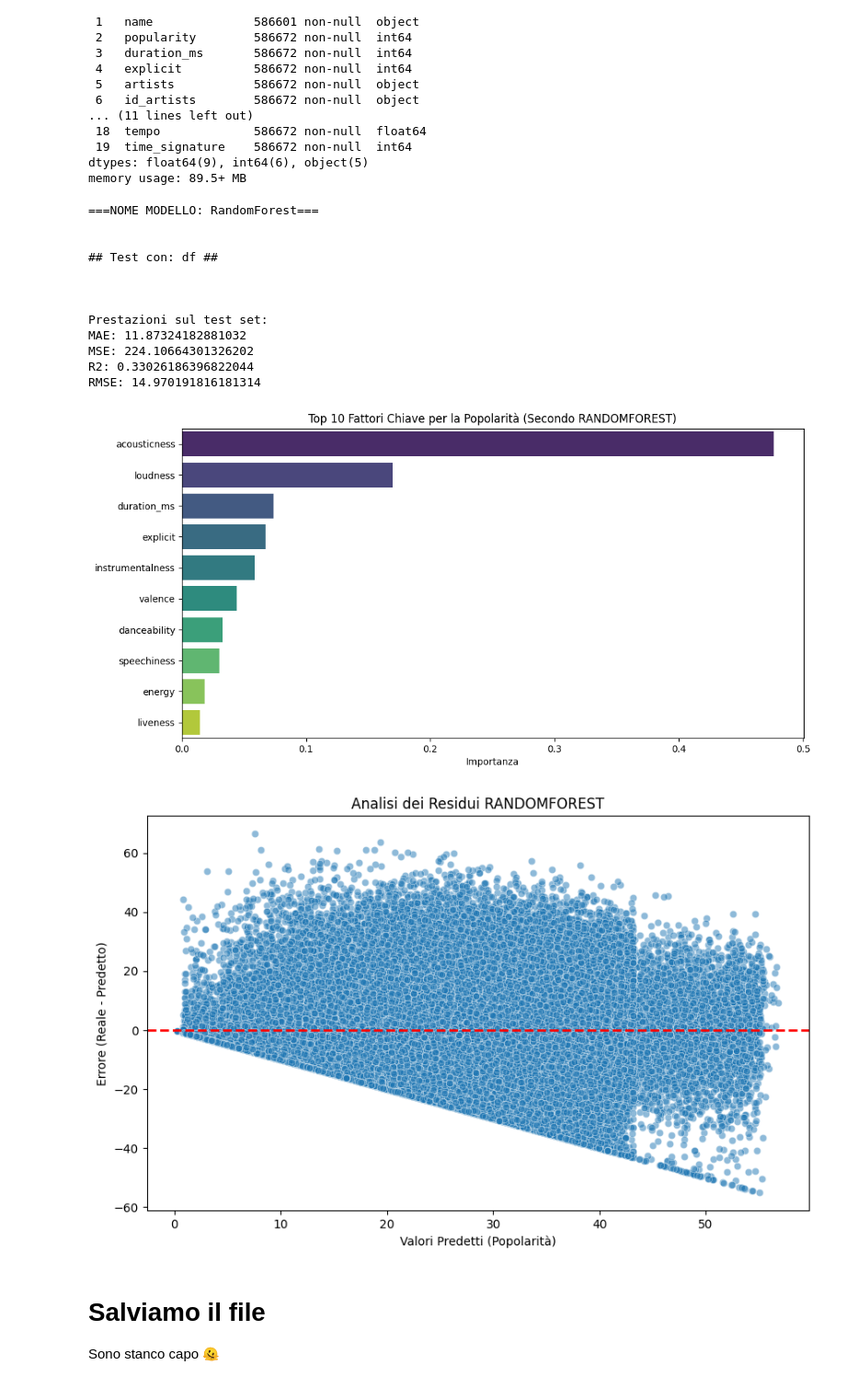
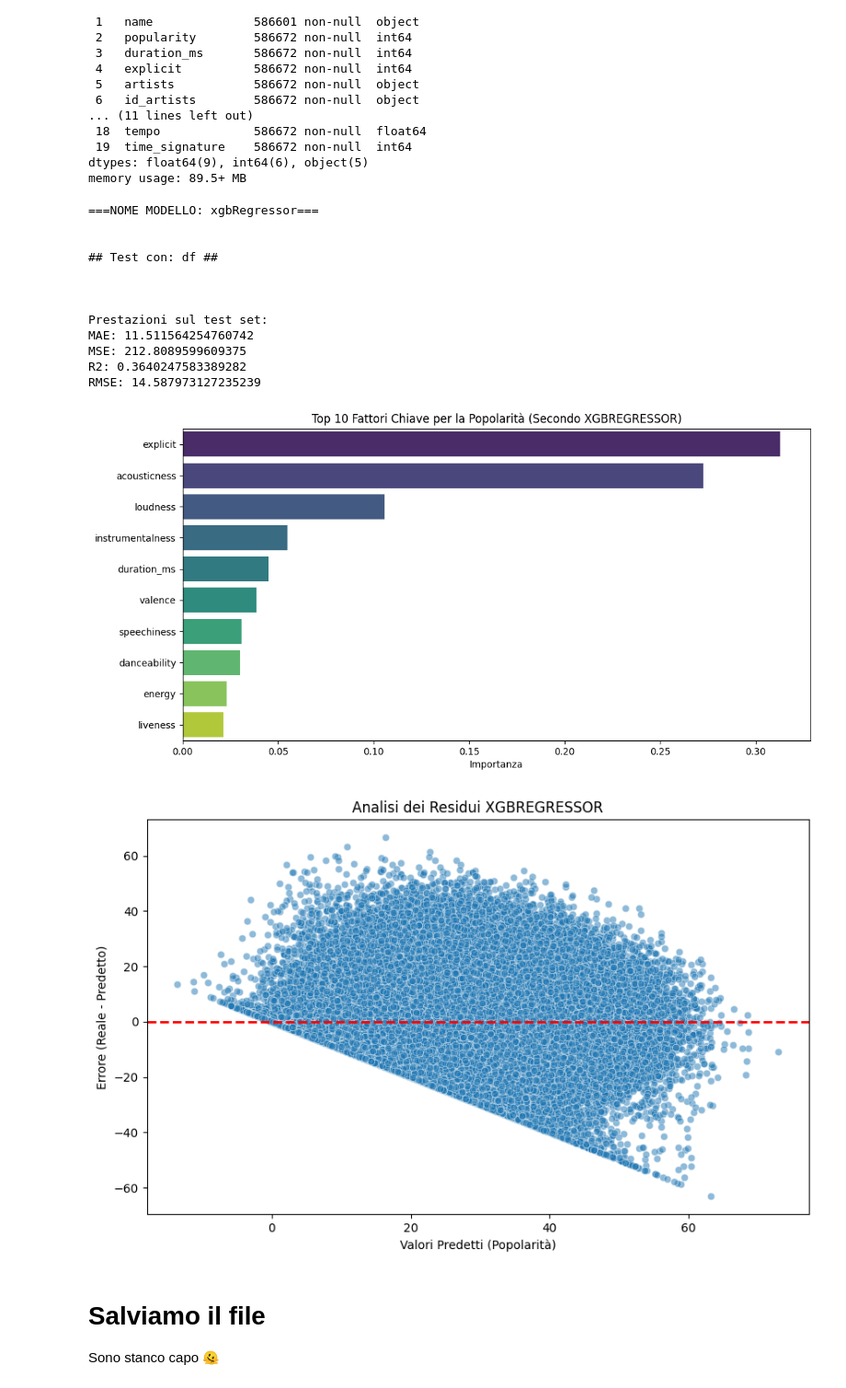
Before and after one commit to raffaeleciccarone/machine_learning_project, a Jupyter notebook: spotify_machinelearning_notebok.ipynb, the cells around one changed output. Shown at 92% size. Drawn from its saved outputs; the diff is of its cells as text; code cells hidden in the pictures.

Commit message:
aggiornamento notebook con altri modelli

```diff
--- a/spotify_machinelearning_notebok.ipynb
+++ b/spotify_machinelearning_notebok.ipynb
@@ -35,14 +53,8 @@ df2 = df.sample(n=SAMPLE_SIZE, random_state=42)
 # %%
-#standardizzazione prepro
-
-from sklearn.preprocessing import LabelEncoder, StandardScaler, MinMaxScaler
-laben = LabelEncoder()
+#preprocessing
+from sklearn.preprocessing import StandardScaler, MinMaxScaler
 scaler = StandardScaler()
 minmax = MinMaxScaler()
-
-#di proposito df completo per vedere come si comportano i modelli con colonne che toglieremo dopo
-for col in df2.select_dtypes(include=['object']).columns:
-    df2[col] = laben.fit_transform(df2[col])
 
 df2.info()
 
@@ -246,7 +325,7 @@ def final_step(dic_df_tot, dic_models, params):
 
             X, y, X_train, X_test, y_train, y_test = splittagio_e_X_y(dataframe, target='popularity')
 
-            search = GridSearchCV(model, param_grid = params, cv=3, scoring='r2', n_jobs=-1)
+            search = GridSearchCV(model, param_grid = params, cv=5, scoring='r2', n_jobs=-1)
             search.fit(X_train, y_train)
             best = search.best_estimator_
 
@@ -305,30 +384,33 @@ memory usage: 89.5+ MB
 # %%
 from sklearn.model_selection import GridSearchCV
 
 df_tot = df.drop(columns=['id', 'name', 'release_date', 'id_artists', 'artists'])
 
-dic_models = {'RandomForest' : RandomForestRegressor()}
+dic_models = {'xgbRegressor' : XGBRegressor()}
 
-params = {'n_estimators' : [100],'max_depth' : [10]}
+params = {
+    'n_estimators': [100, 200, 300],
+    'max_depth': [6, 10, 20, 30, None]
+}
 
 dic_df_tot = {'df':df_tot}
 
 best = final_step(dic_df_tot, dic_models, params)
 # %% [output]
-===NOME MODELLO: RandomForest===
+===NOME MODELLO: xgbRegressor===
 
 
 ## Test con: df ##
 
 
 
 Prestazioni sul test set:
-MAE: 11.87324182881032
-MSE: 224.10664301326202
-R2: 0.33026186396822044
-RMSE: 14.970191816181314
+MAE: 11.511564254760742
+MSE: 212.8089599609375
+R2: 0.3640247583389282
+RMSE: 14.587973127235239
-[figure, old version]
+[figure, new version]
-[figure, old version]
+[figure, new version]
 # %% [markdown]
 # Salviamo il file
 Sono stanco capo 🫠
```
Also changed, not shown: parts of 13 cells of this notebook, 2 other files.
